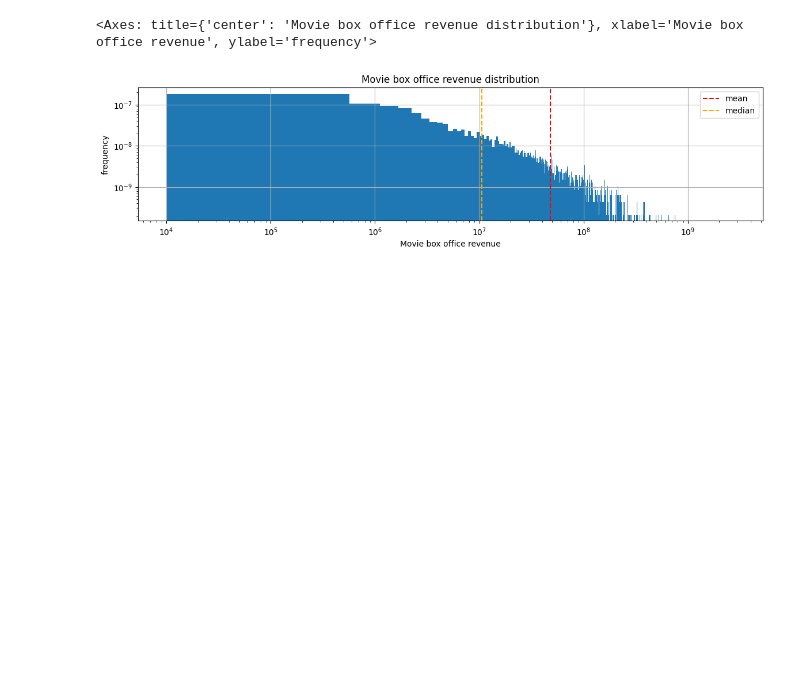
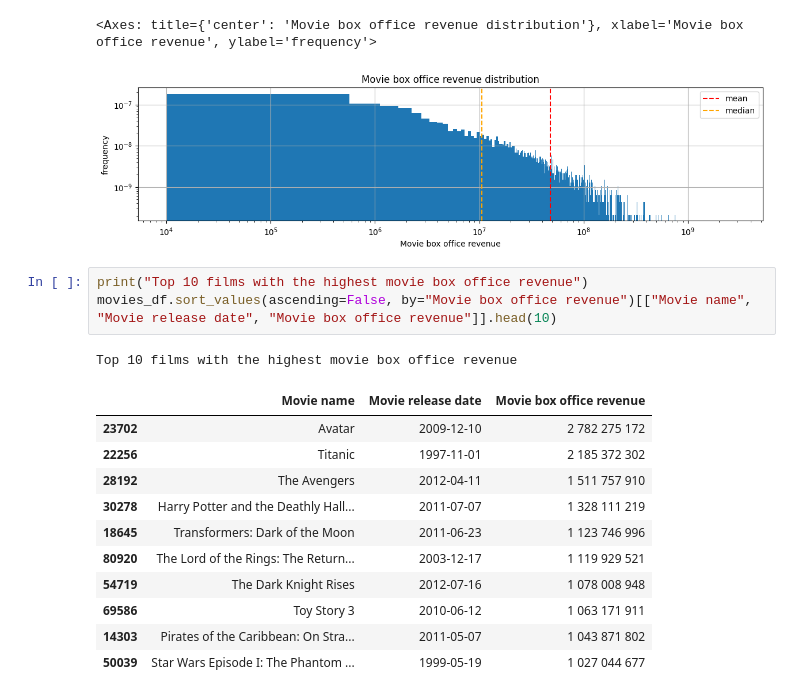
Before and after one commit to epfl-ada/ada-2024-project-metal2024, a Jupyter notebook: dataset_exploration.ipynb, the cells around one changed output. Cells and saved outputs as stored; diff of their text form; blank space fills up the shorter version.

```diff
--- a/dataset_exploration.ipynb
+++ b/dataset_exploration.ipynb
@@ -198,3 +202,19 @@ movies_df["Movie box office revenue"].hist(density=True, bins=5000)
 # %% [output]
 <Axes: title={'center': 'Movie box office revenue distribution'}, xlabel='Movie box office revenue', ylabel='frequency'>
 [figure]
+# %%
+print("Top 10 films with the highest movie box office revenue")
+movies_df.sort_values(ascending=False, by="Movie box office revenue")[["Movie name", "Movie release date", "Movie box office revenue"]].head(10)
+# %% [output]
+Top 10 films with the highest movie box office revenue
+|  | Movie name | Movie release date | Movie box office revenue |
+| 23702 | Avatar | 2009-12-10 | 2 782 275 172 |
+| 22256 | Titanic | 1997-11-01 | 2 185 372 302 |
+| 28192 | The Avengers | 2012-04-11 | 1 511 757 910 |
+| 30278 | Harry Potter and the Deathly Hall... | 2011-07-07 | 1 328 111 219 |
+| 18645 | Transformers: Dark of the Moon | 2011-06-23 | 1 123 746 996 |
+| 80920 | The Lord of the Rings: The Return... | 2003-12-17 | 1 119 929 521 |
+| 54719 | The Dark Knight Rises | 2012-07-16 | 1 078 008 948 |
+| 69586 | Toy Story 3 | 2010-06-12 | 1 063 171 911 |
+| 14303 | Pirates of the Caribbean: On Stra... | 2011-05-07 | 1 043 871 802 |
+| 50039 | Star Wars Episode I: The Phantom ... | 1999-05-19 | 1 027 044 677 |
```
Also changed, not shown: parts of 5 cells of this notebook.
